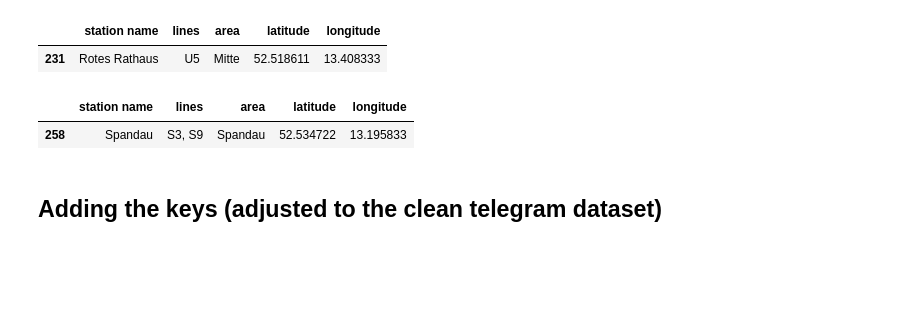
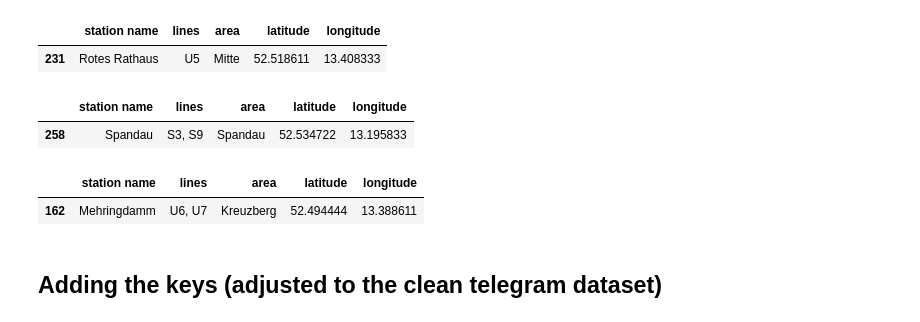
Before and after one commit to akinml/ticket-control-bvg, a Jupyter notebook: notebooks/stations.ipynb, the cells around one changed output. Drawn from its saved outputs; the diff is of its cells as text; code cells hidden in the pictures; blank space fills up the shorter version.

```diff
--- a/notebooks/stations.ipynb
+++ b/notebooks/stations.ipynb
@@ -154,3 +154,10 @@ indiatable=soup.find_all('table',{'class':"wikitable"})
 #indiatable[1]
 # %%
 stations = indiatable[1].find_all('tr')[1:]
+# %%
+ustat = []
+for station in indiatable[1].find_all('tr')[1:]:
+    lines= station.select("td")[1].select('img')
+    ustat.append(', '.join([line['alt'] for line in lines]))
+
+len(ustat)
@@ -402,6 +412,12 @@ stations_df.loc[stations_df["station name"]=="Spandau"]
 # %% [output]
 |  | station name | lines | area | latitude | longitude |
 | 258 | Spandau | S3, S9 | Spandau | 52.534722 | 13.195833 |
+# %%
+# Checking that Mehringdamm has now both U6 and U7 (update from 30.08.2023)
+stations_df[stations_df['station name'] == 'Mehringdamm']
+# %% [output]
+|  | station name | lines | area | latitude | longitude |
+| 162 | Mehringdamm | U6, U7 | Kreuzberg | 52.494444 | 13.388611 |
 # %% [markdown]
 ## Adding the keys (adjusted to the clean telegram dataset)
 # %%
```
Also changed, not shown: parts of 7 cells of this notebook, 1 other file.
